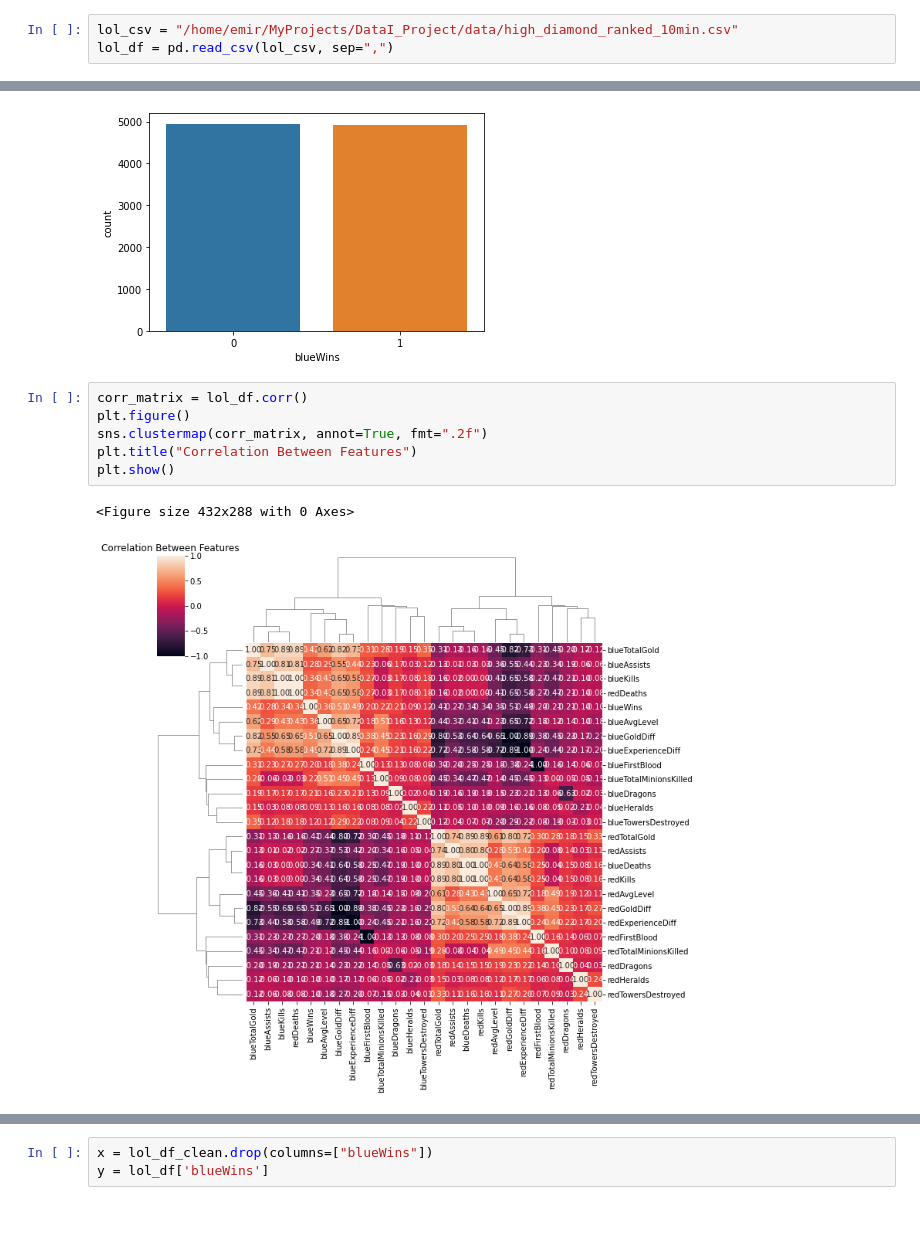
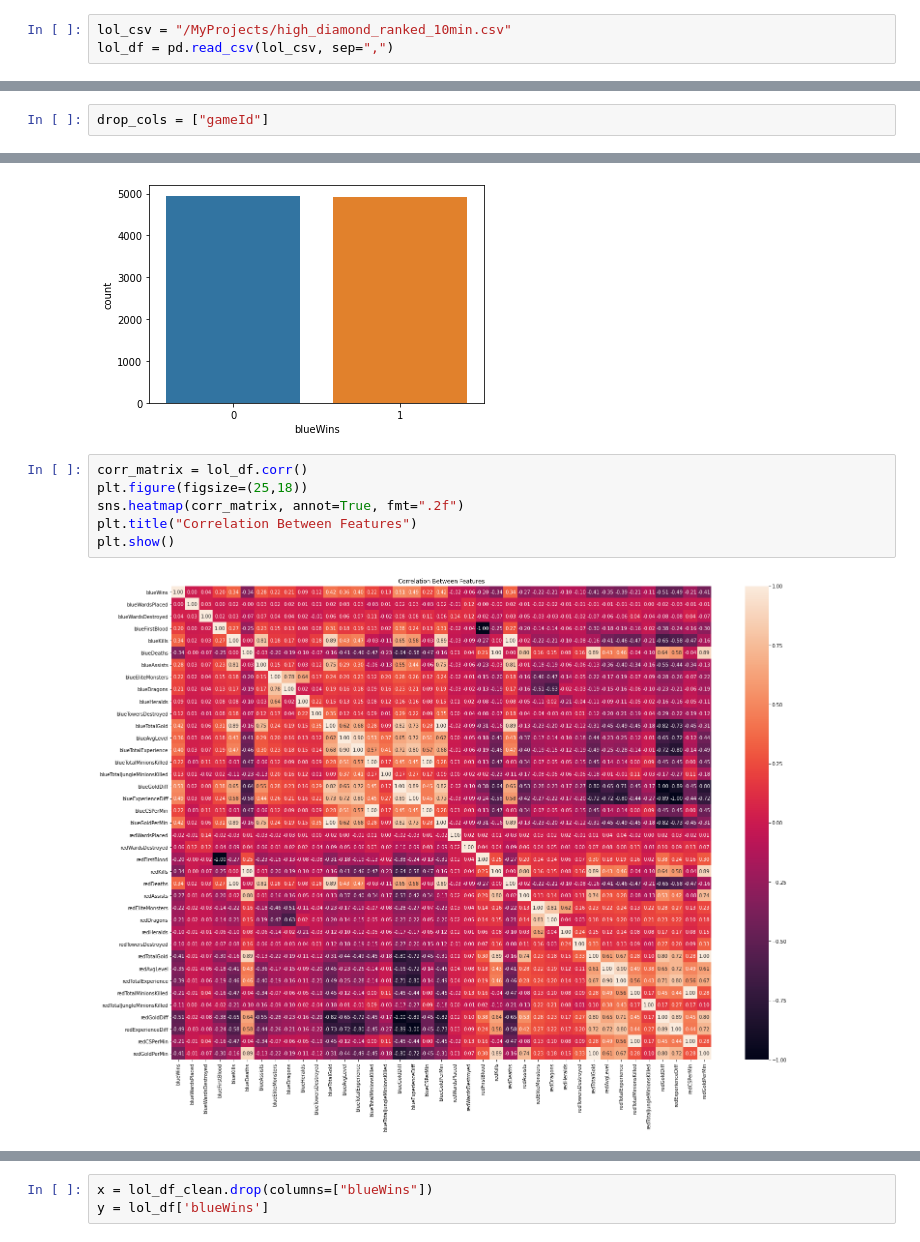
Before and after one commit to mek12/LOL-win-prediction, a Jupyter notebook: lol-wins-predict.ipynb, the cells around one changed output, grey strips where cells are left out. Saved outputs shown, nothing was run; the diff lists cells and outputs as text; blank space fills up the shorter version.

```diff
--- a/lol-wins-predict.ipynb
+++ b/lol-wins-predict.ipynb
@@ -10,7 +10,7 @@ from sklearn.model_selection import train_test_split, GridSearchCV
 from sklearn.metrics import accuracy_score, confusion_matrix
 from sklearn.neighbors import KNeighborsClassifier, NeighborhoodComponentsAnalysis, LocalOutlierFactor
 # %%
-lol_csv = "/home/emir/MyProjects/DataI_Project/data/high_diamond_ranked_10min.csv"
+lol_csv = "/MyProjects/high_diamond_ranked_10min.csv"
 lol_df = pd.read_csv(lol_csv, sep=",")
 # %%
 lol_df
@@ -51,3 +47,5 @@ drop_cols = ["gameId","blueWardsPlaced","blueWardsDestroyed", "blueEliteMonsters
+# %%
+drop_cols = ["gameId"]
 # %%
 
 lol_df.drop(drop_cols, axis=1, inplace=True)
@@ -88,10 +90,9 @@ Name: blueWins, dtype: int64
 [figure]
 # %%
 corr_matrix = lol_df.corr()
-plt.figure()
-sns.clustermap(corr_matrix, annot=True, fmt=".2f")
+plt.figure(figsize=(25,18))
+sns.heatmap(corr_matrix, annot=True, fmt=".2f")
 plt.title("Correlation Between Features")
 plt.show()
 # %% [output]
-<Figure size 432x288 with 0 Axes>
-[figure, old version]
+[figure, new version]
```
Also changed, not shown: parts of 6 cells of this notebook.
